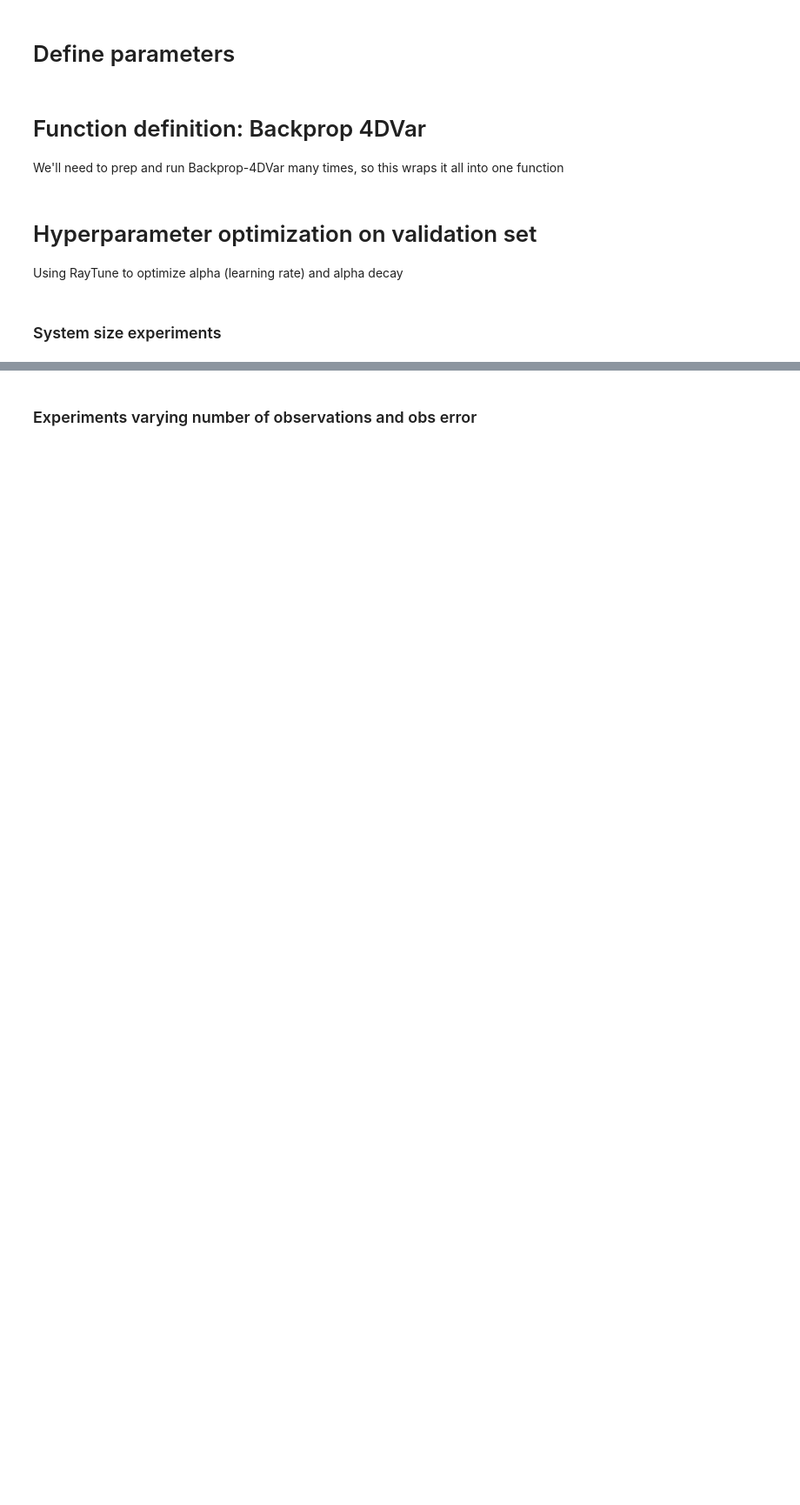
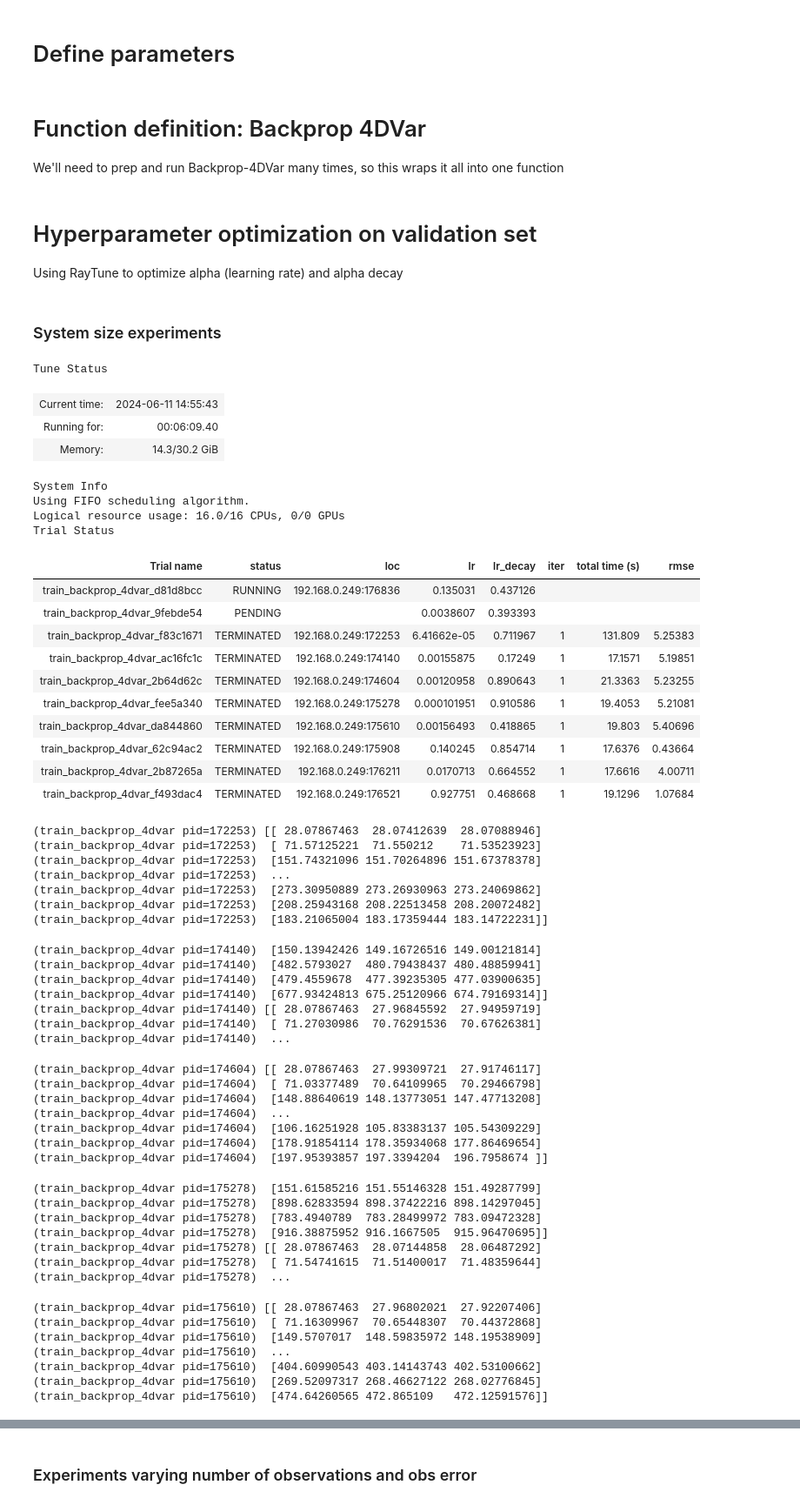
Before and after one commit to StevePny/DataAssimBench-Examples, a Jupyter notebook: examples/da_cycler/6A-Var4d-vs-Var4dBackprop-Lorenz96-RayTune.ipynb, the cells around one changed output, grey strips where cells are left out. Shown at 87% size. Cells and saved outputs as stored; diff of their text form; code cells hidden in the pictures; blank space fills up the shorter version.

```diff
--- a/examples/da_cycler/6A-Var4d-vs-Var4dBackprop-Lorenz96-RayTune.ipynb
+++ b/examples/da_cycler/6A-Var4d-vs-Var4dBackprop-Lorenz96-RayTune.ipynb
@@ -38,7 +39,7 @@ def run_backprop_4dvar(system_dim, nr_steps, spinup_size, valid_size, test_size,
                        sigma_obs, analysis_window, analysis_time_in_window,
                        random_seed, num_iters, learning_rate, lr_decay):
     np_rng = np.random.default_rng(random_seed)
-    jax.clear_backends()
+    jax.clear_caches()
 
     ### Nature Run
     nature_run = dab.data.Lorenz96(system_dim=system_dim, delta_t=delta_t,
@@ -176,34 +177,89 @@ space = {
     "lr_decay": hp.uniform("lr_decay", 0.1, 0.99),
 }
 # %%
-¶all_results_df_list = []
+all_results_df_list = []
 system_dim_list = [6, 20, 36, 72, 144, 256]
 
 for system_dim in system_dim_list:
     tune_time_start = timer()
 
     trainable_with_system_dim = tune.with_parameters(train_backprop_4dvar,
                                                      system_dim=system_dim,
                                                      num_obs=int(system_dim/2),
                                                      obs_sd=0.5
                                                      )
 
     # Not running in parallel to get fairer time comparison against regular 4DVar
     trainable_with_resources = tune.with_resources(trainable_with_system_dim, {"cpu": 16})
     hyperopt_search = HyperOptSearch(space, metric="rmse", mode="min")
     tuner = tune.Tuner(
         trainable_with_resources,
         tune_config=tune.TuneConfig(
             num_samples=50,
             search_alg=hyperopt_search,
         ),
     )
 
     results = tuner.fit()
 
     cur_results_df = results.get_dataframe()
     cur_results_df['system_dim'] = system_dim
     tune_time = timer() - tune_time_start
     cur_results_df['total_tune_time'] = tune_time
 
     all_results_df_list.append(cur_results_df)
+# %% [output]
+Tune Status
+| Current time: | 2024-06-11 14:55:43 |
+| Running for: | 00:06:09.40 |
+| Memory: | 14.3/30.2 GiB |
+System Info
+Using FIFO scheduling algorithm.
+Logical resource usage: 16.0/16 CPUs, 0/0 GPUs
+Trial Status
+| Trial name | status | loc | lr | lr_decay | iter | total time (s) | rmse |
+| train_backprop_4dvar_d81d8bcc | RUNNING | 192.168.0.249:176836 | 0.135031 | 0.437126 |  |  |  |
+| train_backprop_4dvar_9febde54 | PENDING |  | 0.0038607 | 0.393393 |  |  |  |
+| train_backprop_4dvar_f83c1671 | TERMINATED | 192.168.0.249:172253 | 6.41662e-05 | 0.711967 | 1 | 131.809 | 5.25383 |
+| train_backprop_4dvar_ac16fc1c | TERMINATED | 192.168.0.249:174140 | 0.00155875 | 0.17249 | 1 | 17.1571 | 5.19851 |
+| train_backprop_4dvar_2b64d62c | TERMINATED | 192.168.0.249:174604 | 0.00120958 | 0.890643 | 1 | 21.3363 | 5.23255 |
+| train_backprop_4dvar_fee5a340 | TERMINATED | 192.168.0.249:175278 | 0.000101951 | 0.910586 | 1 | 19.4053 | 5.21081 |
+| train_backprop_4dvar_da844860 | TERMINATED | 192.168.0.249:175610 | 0.00156493 | 0.418865 | 1 | 19.803 | 5.40696 |
+| train_backprop_4dvar_62c94ac2 | TERMINATED | 192.168.0.249:175908 | 0.140245 | 0.854714 | 1 | 17.6376 | 0.43664 |
+| train_backprop_4dvar_2b87265a | TERMINATED | 192.168.0.249:176211 | 0.0170713 | 0.664552 | 1 | 17.6616 | 4.00711 |
+| train_backprop_4dvar_f493dac4 | TERMINATED | 192.168.0.249:176521 | 0.927751 | 0.468668 | 1 | 19.1296 | 1.07684 |
+(train_backprop_4dvar pid=172253) [[ 28.07867463  28.07412639  28.07088946]
+(train_backprop_4dvar pid=172253)  [ 71.57125221  71.550212    71.53523923]
+(train_backprop_4dvar pid=172253)  [151.74321096 151.70264896 151.67378378]
+(train_backprop_4dvar pid=172253)  ...
+(train_backprop_4dvar pid=172253)  [273.30950889 273.26930963 273.24069862]
+(train_backprop_4dvar pid=172253)  [208.25943168 208.22513458 208.20072482]
+(train_backprop_4dvar pid=172253)  [183.21065004 183.17359444 183.14722231]]
+(train_backprop_4dvar pid=174140)  [150.13942426 149.16726516 149.00121814]
+(train_backprop_4dvar pid=174140)  [482.5793027  480.79438437 480.48859941]
+(train_backprop_4dvar pid=174140)  [479.4559678  477.39235305 477.03900635]
+(train_backprop_4dvar pid=174140)  [677.93424813 675.25120966 674.79169314]]
+(train_backprop_4dvar pid=174140) [[ 28.07867463  27.96845592  27.94959719]
+(train_backprop_4dvar pid=174140)  [ 71.27030986  70.76291536  70.67626381]
+(train_backprop_4dvar pid=174140)  ...
+(train_backprop_4dvar pid=174604) [[ 28.07867463  27.99309721  27.91746117]
+(train_backprop_4dvar pid=174604)  [ 71.03377489  70.64109965  70.29466798]
+(train_backprop_4dvar pid=174604)  [148.88640619 148.13773051 147.47713208]
+(train_backprop_4dvar pid=174604)  ...
+(train_backprop_4dvar pid=174604)  [106.16251928 105.83383137 105.54309229]
+(train_backprop_4dvar pid=174604)  [178.91854114 178.35934068 177.86469654]
+(train_backprop_4dvar pid=174604)  [197.95393857 197.3394204  196.7958674 ]]
+(train_backprop_4dvar pid=175278)  [151.61585216 151.55146328 151.49287799]
+(train_backprop_4dvar pid=175278)  [898.62833594 898.37422216 898.14297045]
+(train_backprop_4dvar pid=175278)  [783.4940789  783.28499972 783.09472328]
+(train_backprop_4dvar pid=175278)  [916.38875952 916.1667505  915.96470695]]
+(train_backprop_4dvar pid=175278) [[ 28.07867463  28.07144858  28.06487292]
+(train_backprop_4dvar pid=175278)  [ 71.54741615  71.51400017  71.48359644]
+(train_backprop_4dvar pid=175278)  ...
+(train_backprop_4dvar pid=175610) [[ 28.07867463  27.96802021  27.92207406]
+(train_backprop_4dvar pid=175610)  [ 71.16309967  70.65448307  70.44372868]
+(train_backprop_4dvar pid=175610)  [149.5707017  148.59835972 148.19538909]
+(train_backprop_4dvar pid=175610)  ...
+(train_backprop_4dvar pid=175610)  [404.60990543 403.14143743 402.53100662]
+(train_backprop_4dvar pid=175610)  [269.52097317 268.46627122 268.02776845]
+(train_backprop_4dvar pid=175610)  [474.64260565 472.865109   472.12591576]]
```
Also changed, not shown: parts of 3 cells of this notebook.
